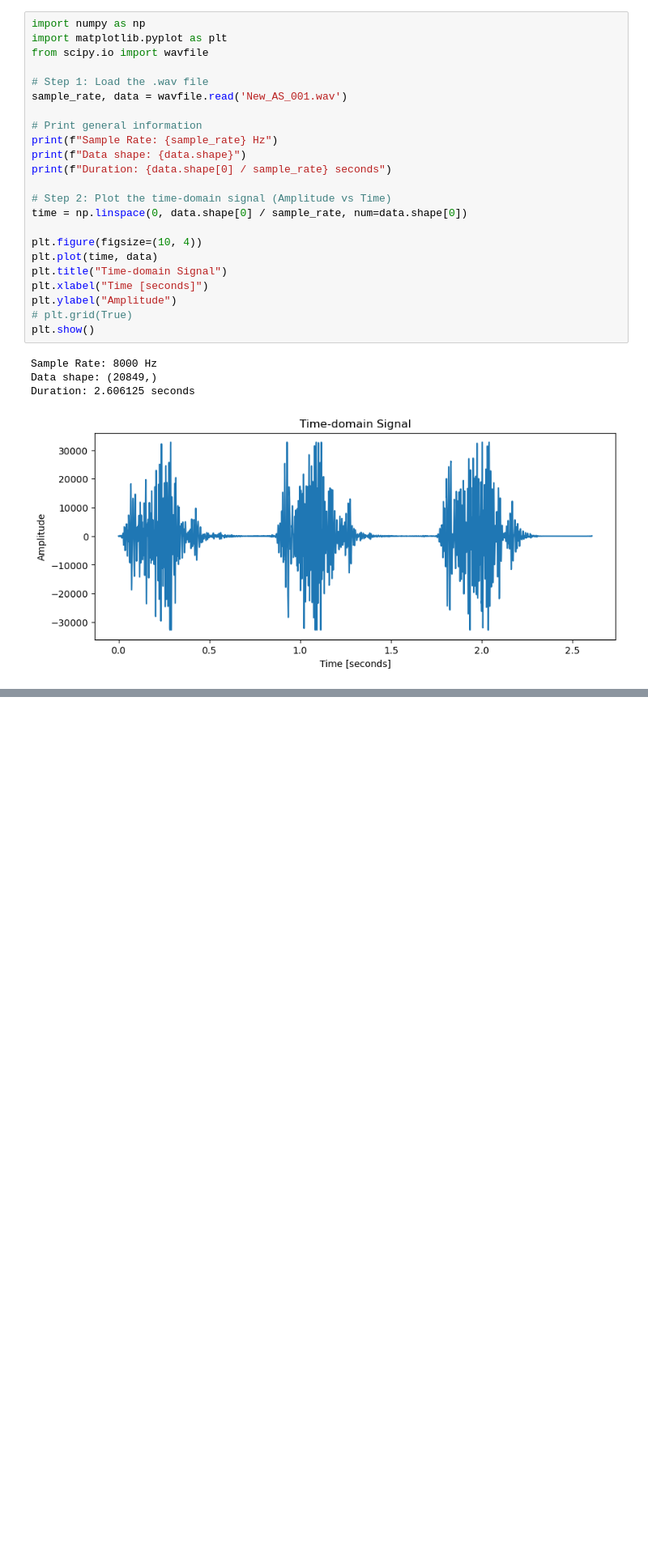
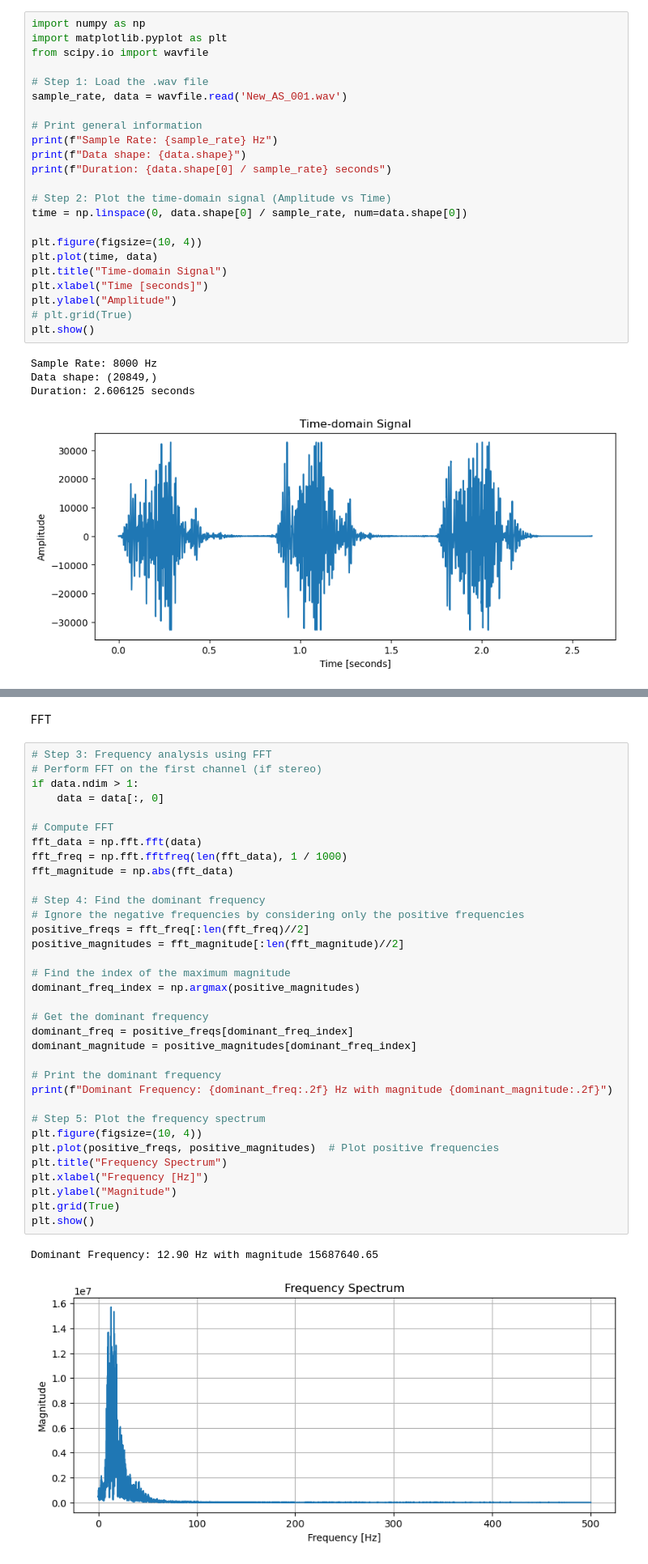
Before and after one commit to Somenpradhan/ECG-Signal, a Jupyter notebook: data/AS/signal_analysis.ipynb, the cells around one changed output, grey strips where cells are left out. Shown at 81% size. Cells and saved outputs as stored; diff of their text form; blank space fills up the shorter version.

```diff
--- a/data/AS/signal_analysis.ipynb
+++ b/data/AS/signal_analysis.ipynb
@@ -96,0 +133,39 @@ Duration: 2.606125 seconds
+# %% [markdown]
+FFT
+# %%
+# Step 3: Frequency analysis using FFT
+# Perform FFT on the first channel (if stereo)
+if data.ndim > 1:
+    data = data[:, 0]
+
+# Compute FFT
+fft_data = np.fft.fft(data)
+fft_freq = np.fft.fftfreq(len(fft_data), 1 / 1000)
+fft_magnitude = np.abs(fft_data)
+
+# Step 4: Find the dominant frequency
+# Ignore the negative frequencies by considering only the positive frequencies
+positive_freqs = fft_freq[:len(fft_freq)//2]
+positive_magnitudes = fft_magnitude[:len(fft_magnitude)//2]
+
+# Find the index of the maximum magnitude
+dominant_freq_index = np.argmax(positive_magnitudes)
+
+# Get the dominant frequency
+dominant_freq = positive_freqs[dominant_freq_index]
+dominant_magnitude = positive_magnitudes[dominant_freq_index]
+
+# Print the dominant frequency
+print(f"Dominant Frequency: {dominant_freq:.2f} Hz with magnitude {dominant_magnitude:.2f}")
+
+# Step 5: Plot the frequency spectrum
+plt.figure(figsize=(10, 4))
+plt.plot(positive_freqs, positive_magnitudes)  # Plot positive frequencies
+plt.title("Frequency Spectrum")
+plt.xlabel("Frequency [Hz]")
+plt.ylabel("Magnitude")
+plt.grid(True)
+plt.show()
+# %% [output]
+Dominant Frequency: 12.90 Hz with magnitude 15687640.65
+[figure, added]
```
Also changed, not shown: parts of 9 cells of this notebook.
